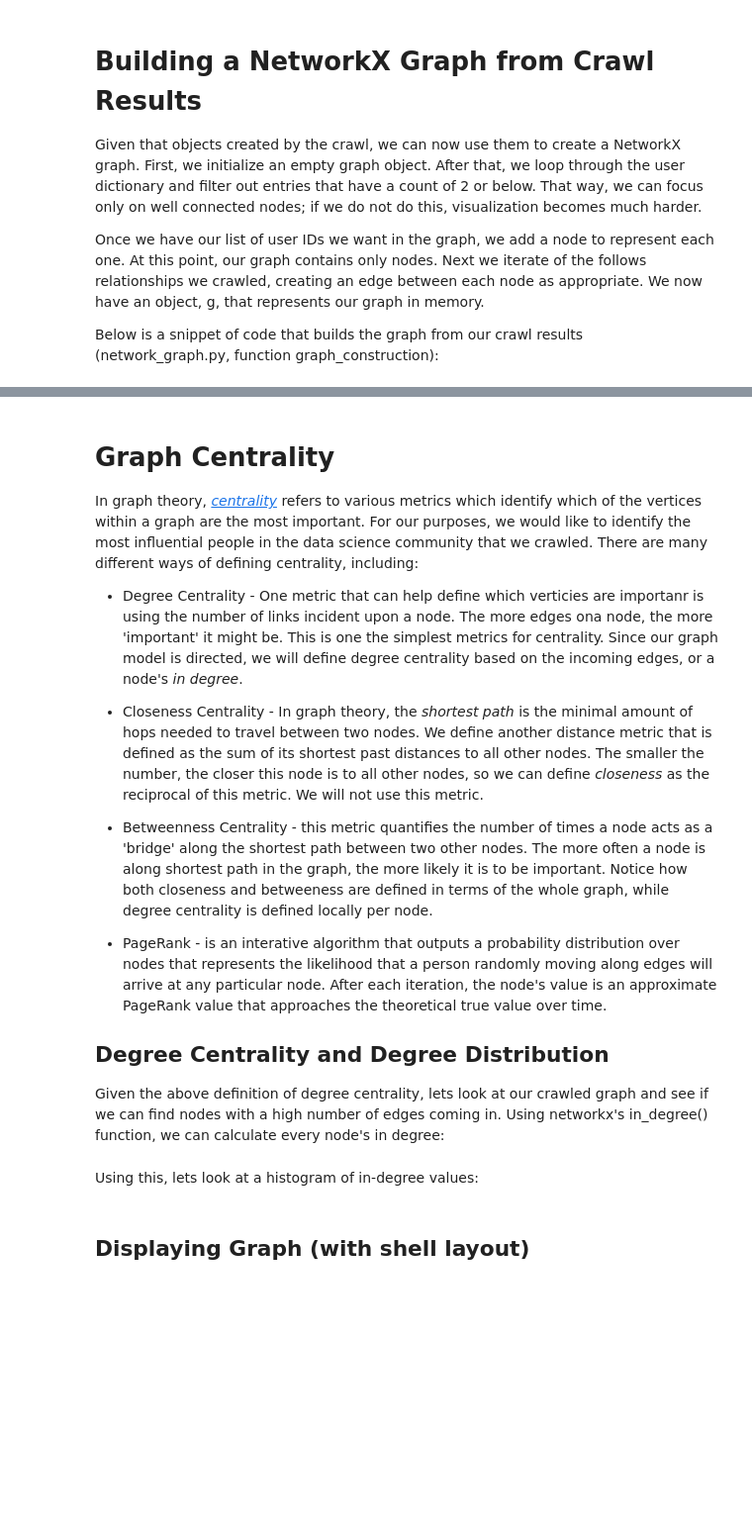
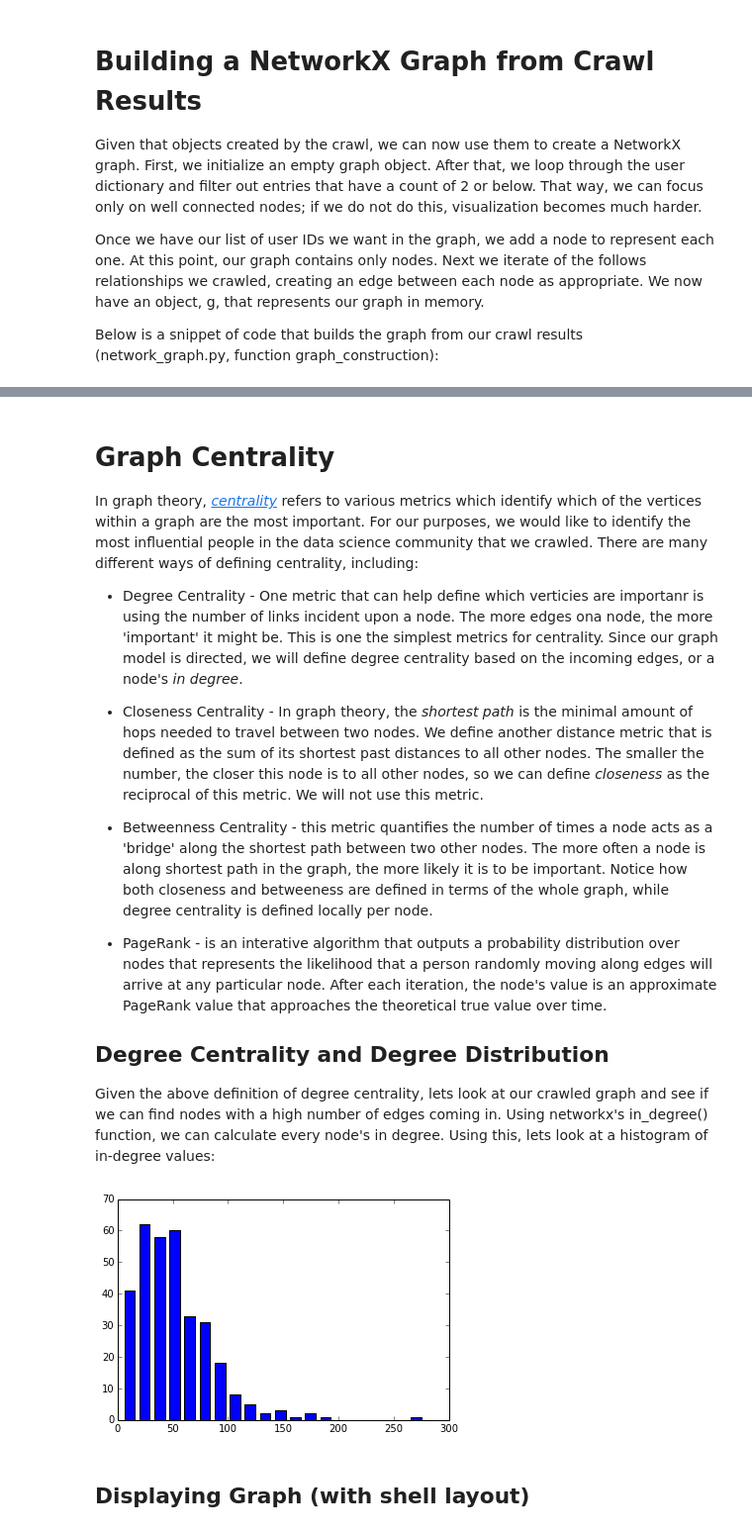
Before and after one commit to jquacinella/IS609_Group, a Jupyter notebook: GraphTheory/Graph Theory - Social Networking.ipynb, the cells around one changed output, grey strips where cells are left out. Shown at 99% size. Cells and saved outputs as stored; diff of their text form; code cells hidden in the pictures; blank space fills up the shorter version.

```diff
--- a/GraphTheory/Graph Theory - Social Networking.ipynb
+++ b/GraphTheory/Graph Theory - Social Networking.ipynb
@@ -215,4 +228,4 @@ In graph theory, [*centrality*](http://en.wikipedia.org/wiki/Centrality) refers
 
 ## Degree Centrality and Degree Distribution
 
-Given the above definition of degree centrality, lets look at our crawled graph and see if we can find nodes with a high number of edges coming in. Using networkx's in_degree() function, we can calculate every node's in degree:
+Given the above definition of degree centrality, lets look at our crawled graph and see if we can find nodes with a high number of edges coming in. Using networkx's in_degree() function, we can calculate every node's in degree. Using this, lets look at a histogram of in-degree values:
@@ -224,5 +232,15 @@ indegrees
-# %% [markdown]
-Using this, lets look at a histogram of in-degree values:
+# %%
+degree = g.in_degree()
+in_degrees = np.asarray(degree.values())
+in_degrees.sort()
+
+hist, bins = np.histogram(in_degrees, bins=20)
+width = 0.7 * (bins[1] - bins[0])
+center = (bins[:-1] + bins[1:]) / 2
+plt.bar(center, hist, align='center', width=width)
+plt.show()
+# %% [output]
+[figure, added]
 # %%
 # TODO
 # %% [markdown]
```
Also changed, not shown: parts of 12 cells of this notebook, 5 other files.
